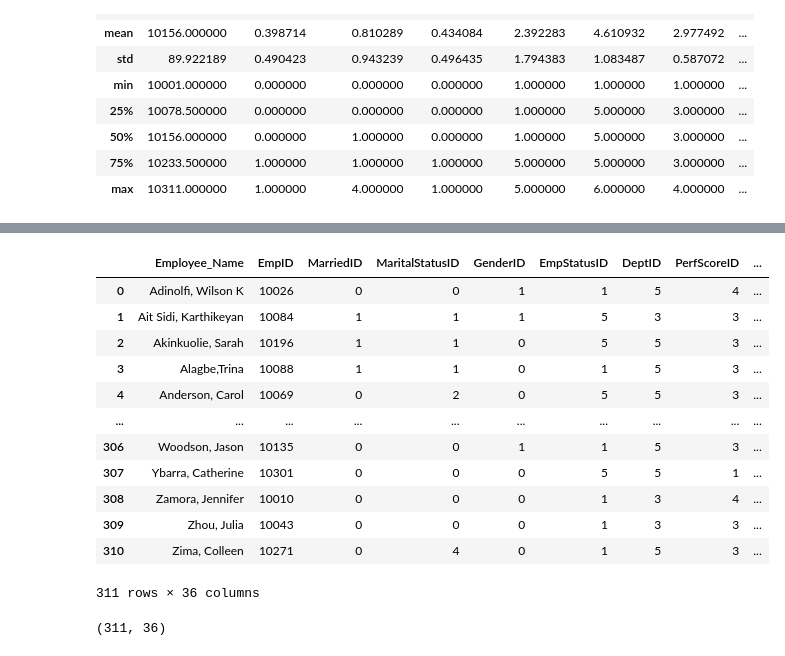
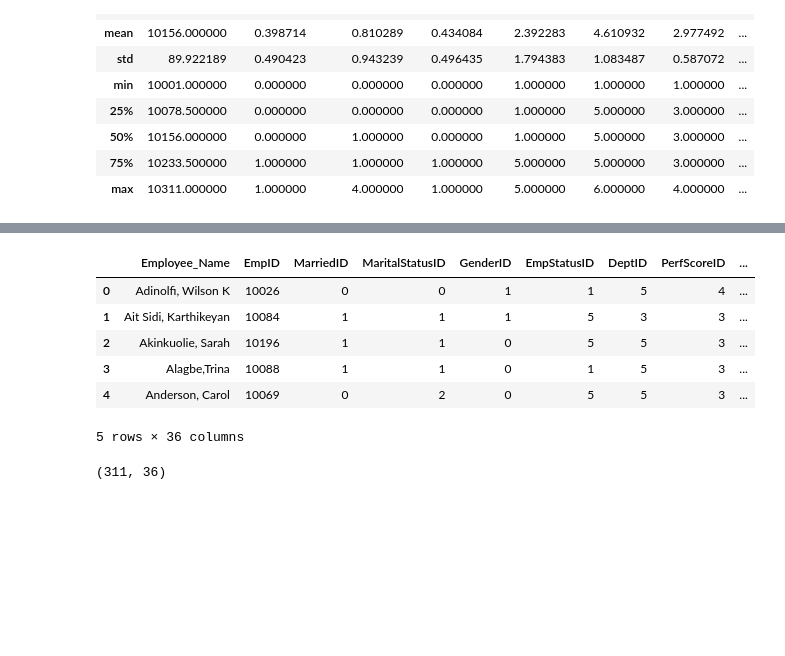
Before and after one commit to AyanBiswas1997/Hr_Analyst, a Jupyter notebook: notebooks/data/eda.ipynb, the cells around one changed output, grey strips where cells are left out. Cells and saved outputs as stored; diff of their text form; code cells hidden in the pictures; blank space fills up the shorter version.

```diff
--- a/notebooks/data/eda.ipynb
+++ b/notebooks/data/eda.ipynb
@@ -100,21 +80,15 @@ dtype: int64
 # %%
 #At first dele inrelivant column
 # %%
-df
+df.head()
 # %% [output]
 |  | Employee_Name | EmpID | MarriedID | MaritalStatusID | GenderID | EmpStatusID | DeptID | PerfScoreID | ... |
 | 0 | Adinolfi, Wilson K | 10026 | 0 | 0 | 1 | 1 | 5 | 4 | ... |
 | 1 | Ait Sidi, Karthikeyan | 10084 | 1 | 1 | 1 | 5 | 3 | 3 | ... |
 | 2 | Akinkuolie, Sarah | 10196 | 1 | 1 | 0 | 5 | 5 | 3 | ... |
 | 3 | Alagbe,Trina | 10088 | 1 | 1 | 0 | 1 | 5 | 3 | ... |
 | 4 | Anderson, Carol | 10069 | 0 | 2 | 0 | 5 | 5 | 3 | ... |
-| ... | ... | ... | ... | ... | ... | ... | ... | ... | ... |
-| 306 | Woodson, Jason | 10135 | 0 | 0 | 1 | 1 | 5 | 3 | ... |
-| 307 | Ybarra, Catherine | 10301 | 0 | 0 | 0 | 5 | 5 | 1 | ... |
-| 308 | Zamora, Jennifer | 10010 | 0 | 0 | 0 | 1 | 3 | 4 | ... |
-| 309 | Zhou, Julia | 10043 | 0 | 0 | 0 | 1 | 3 | 3 | ... |
-| 310 | Zima, Colleen | 10271 | 0 | 4 | 0 | 1 | 5 | 3 | ... |
-311 rows × 36 columns
+5 rows × 36 columns
 # %%
 df.shape
 # %% [output]
```
Also changed, not shown: parts of 74 cells of this notebook.
